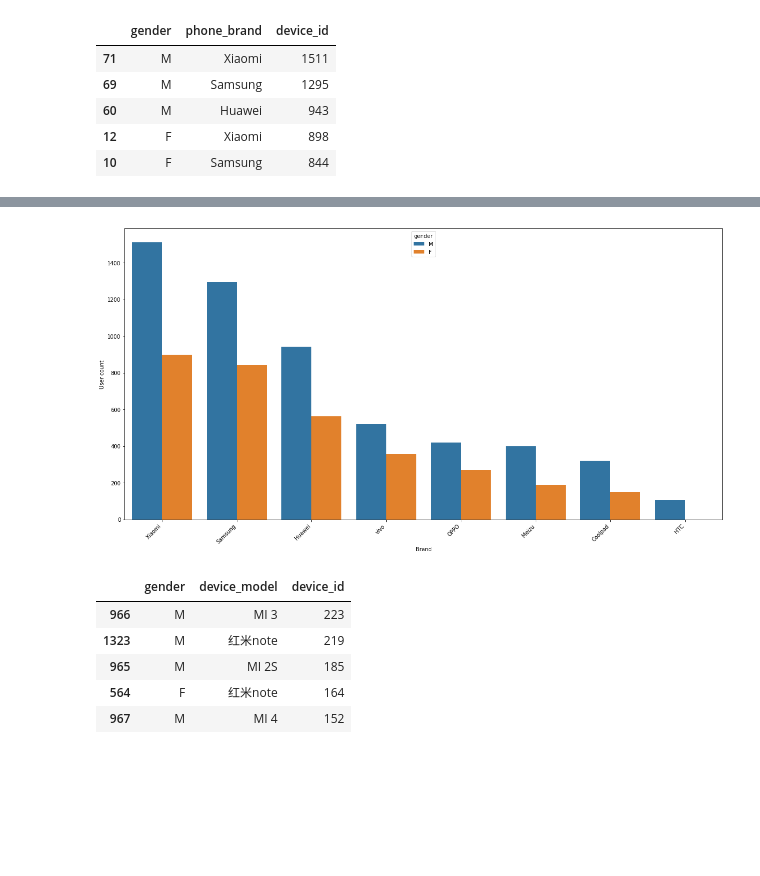
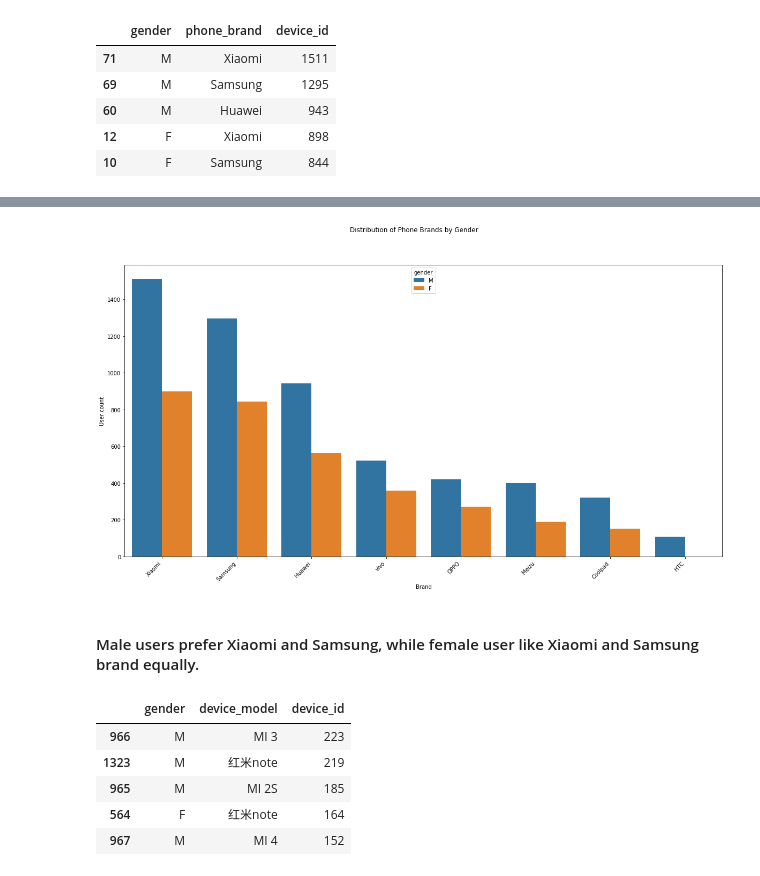
Before and after one commit to amondkar/CAPSTONE-PROJECT1, a Jupyter notebook: Mobile Data Usage - Data Analytics - V2.ipynb, the cells around one changed output, grey strips where cells are left out. Saved outputs shown, nothing was run; the diff lists cells and outputs as text; code cells hidden in the pictures; blank space fills up the shorter version.

```diff
--- a/Mobile Data Usage - Data Analytics - V2.ipynb
+++ b/Mobile Data Usage - Data Analytics - V2.ipynb
@@ -791,14 +761,17 @@ brand_gender_summary_data.head()
 # %%
 fig5, ax5 = plt.subplots(figsize = (20,10))
 
 sns.barplot(x="phone_brand", y="device_id", data=brand_gender_summary_data,ax=ax5,hue='gender')
 ax5.set(xlabel='Brand', ylabel='User count')
 ax5.set_xticklabels(ax5.get_xticklabels(), rotation=45, horizontalalignment='right')
 
+fig5.suptitle("Distribution of Phone Brands by Gender")
 
 plt.show()
 # %% [output]
-[figure, old version]
+[figure, new version]
+# %% [markdown]
+#### Male users prefer Xiaomi and Samsung, while female user like Xiaomi and Samsung brand equally.
 # %%
 brand_model_gender_data.head()
 model_gender_summary_data=brand_model_gender_data.groupby(['gender','device_model']).device_id.count().reset_index().sort_values(['device_id'], ascending=False).head(15)
```
Also changed, not shown: parts of 54 cells of this notebook.
